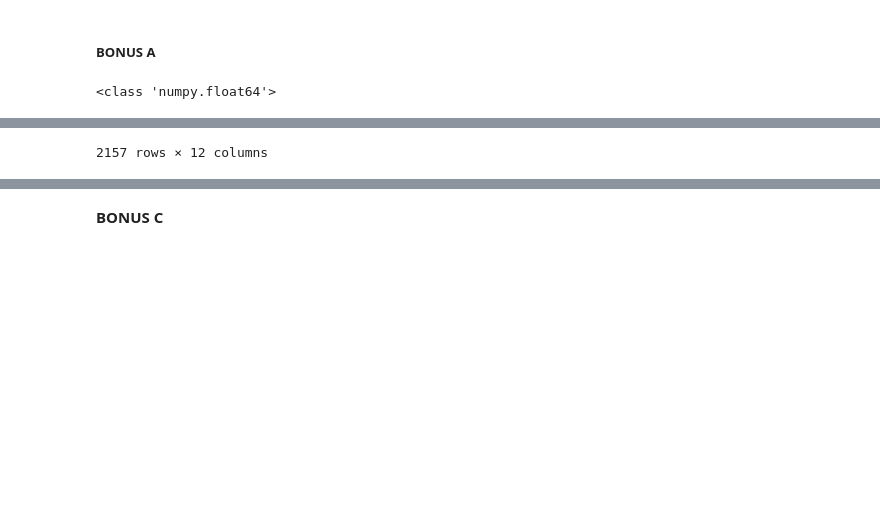
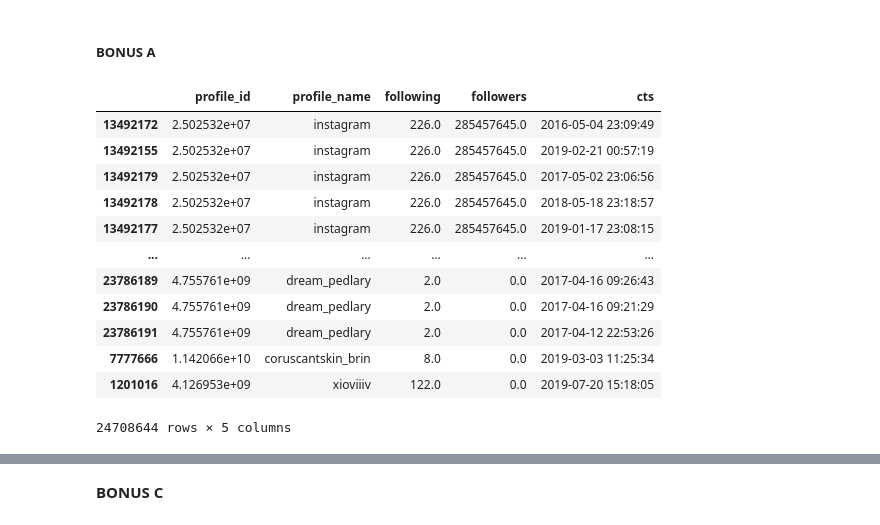
Before and after one commit to maryyyyna/ADM-HW2-Group14, a Jupyter notebook: main.ipynb, the cells around one changed output, grey strips where cells are left out. Saved outputs shown, nothing was run; the diff lists cells and outputs as text; code cells hidden in the pictures; blank space fills up the shorter version.

```diff
--- a/main.ipynb
+++ b/main.ipynb
@@ -825,9 +821,19 @@ data = pd.read_csv('/Users/emma/Desktop/Data/instagram_profiles.csv', sep='\t',n
 # %%
 #Sorting users by number of followers
-data=data.dropna()
-data=data.sort_values(by = "followers", ascending = False)
-data=data.reset_index()
-print(type(data['followers'][1]))
-data
+joined_df = joined_df.sort_values(by = "followers", ascending = False)
+joined_df.cts = pd.to_datetime(joined_df.cts)
+joined_df
 # %% [output]
+|  | profile_id | profile_name | following | followers | cts |
+| 13492172 | 2.502532e+07 | instagram | 226.0 | 285457645.0 | 2016-05-04 23:09:49 |
+| 13492155 | 2.502532e+07 | instagram | 226.0 | 285457645.0 | 2019-02-21 00:57:19 |
+| 13492179 | 2.502532e+07 | instagram | 226.0 | 285457645.0 | 2017-05-02 23:06:56 |
+| 13492178 | 2.502532e+07 | instagram | 226.0 | 285457645.0 | 2018-05-18 23:18:57 |
+| 13492177 | 2.502532e+07 | instagram | 226.0 | 285457645.0 | 2019-01-17 23:08:15 |
+| ... | ... | ... | ... | ... | ... |
+| 23786189 | 4.755761e+09 | dream_pedlary | 2.0 | 0.0 | 2017-04-16 09:26:43 |
+| 23786190 | 4.755761e+09 | dream_pedlary | 2.0 | 0.0 | 2017-04-16 09:21:29 |
+| 23786191 | 4.755761e+09 | dream_pedlary | 2.0 | 0.0 | 2017-04-12 22:53:26 |
+| 7777666 | 1.142066e+10 | coruscantskin_brin | 8.0 | 0.0 | 2019-03-03 11:25:34 |
+| 1201016 | 4.126953e+09 | xioviiiv | 122.0 | 0.0 | 2019-07-20 15:18:05 |
-<class 'numpy.float64'>
+24708644 rows × 5 columns
@@ -846,3 +840,2 @@ data
-2157 rows × 12 columns
 # %%
 #The first group takes the top 10% of "followers"
```
Also changed, not shown: parts of 15 cells of this notebook.
